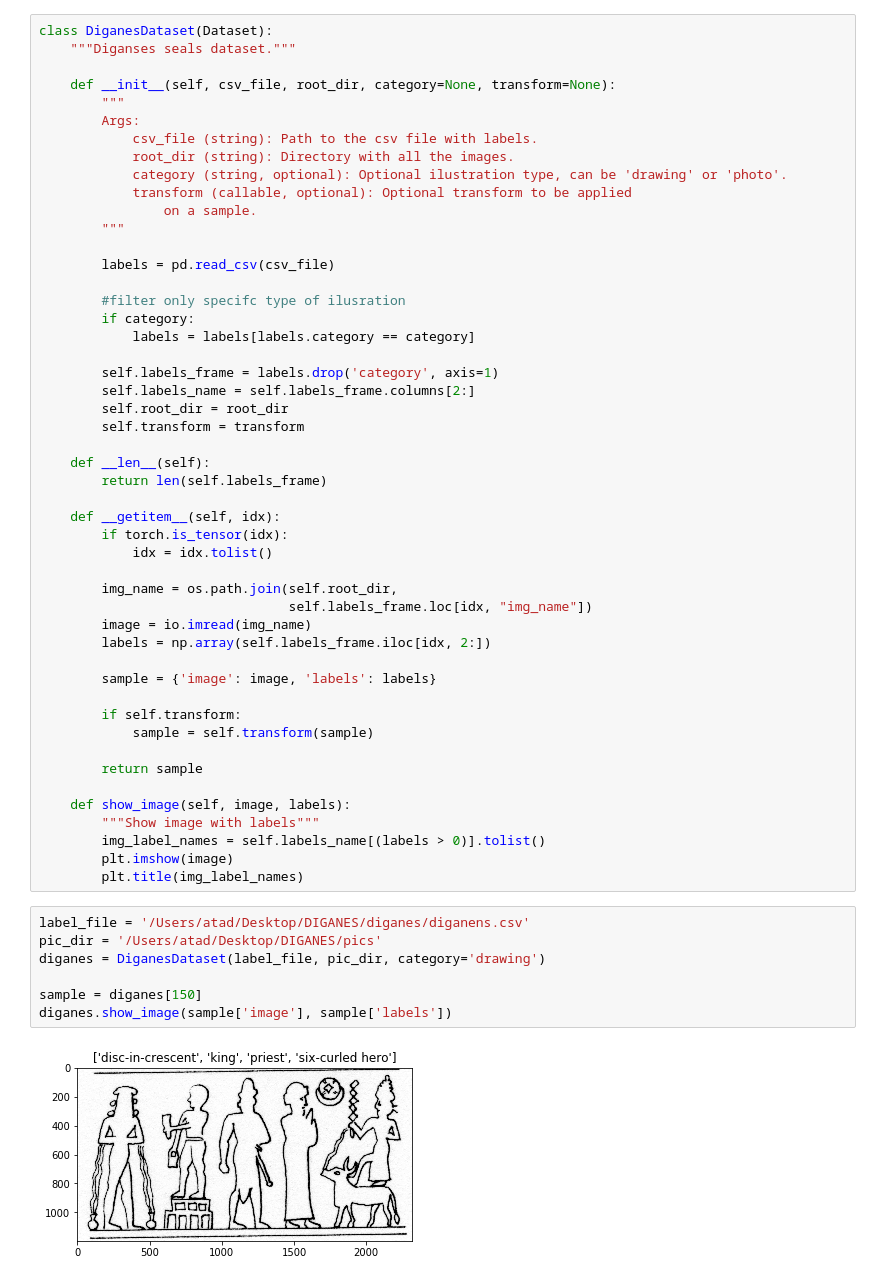
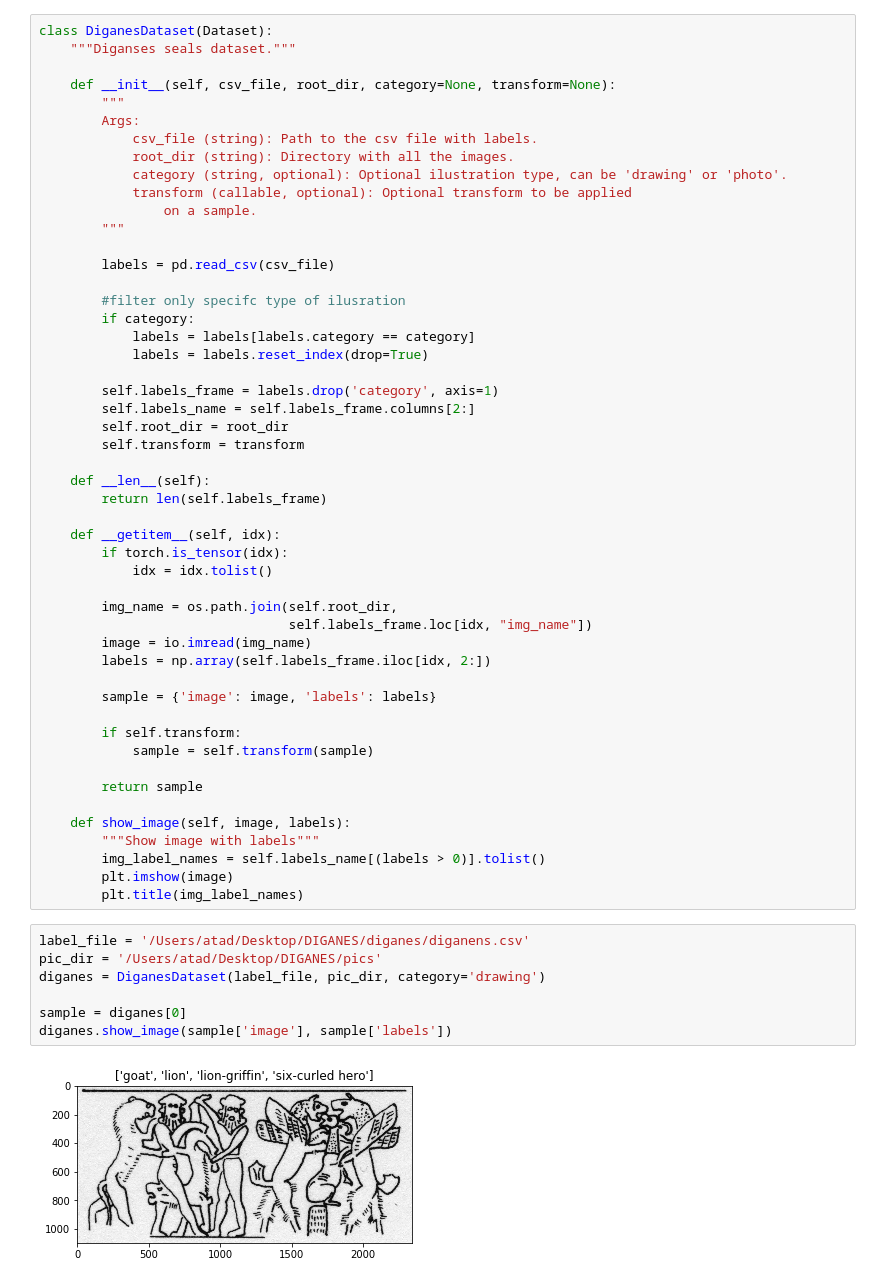
Before and after one commit to matanat/diganes, a Jupyter notebook: Dataset.ipynb, the cells around one changed output. Drawn from its saved outputs; the diff is of its cells as text.

```diff
--- a/Dataset.ipynb
+++ b/Dataset.ipynb
@@ -36,6 +27,7 @@ class DiganesDataset(Dataset):
         #filter only specifc type of ilusration
         if category:
             labels = labels[labels.category == category]
+            labels = labels.reset_index(drop=True)
 
         self.labels_frame = labels.drop('category', axis=1)
         self.labels_name = self.labels_frame.columns[2:]
@@ -69,9 +61,9 @@ class DiganesDataset(Dataset):
 # %%
 label_file = '/Users/atad/Desktop/DIGANES/diganes/diganens.csv'
 pic_dir = '/Users/atad/Desktop/DIGANES/pics'
 diganes = DiganesDataset(label_file, pic_dir, category='drawing')
 
-sample = diganes[150]
+sample = diganes[0]
 diganes.show_image(sample['image'], sample['labels'])
 # %% [output]
-[figure, old version]
+[figure, new version]
```
Also changed, not shown: parts of 9 cells of this notebook, 2 other files.
